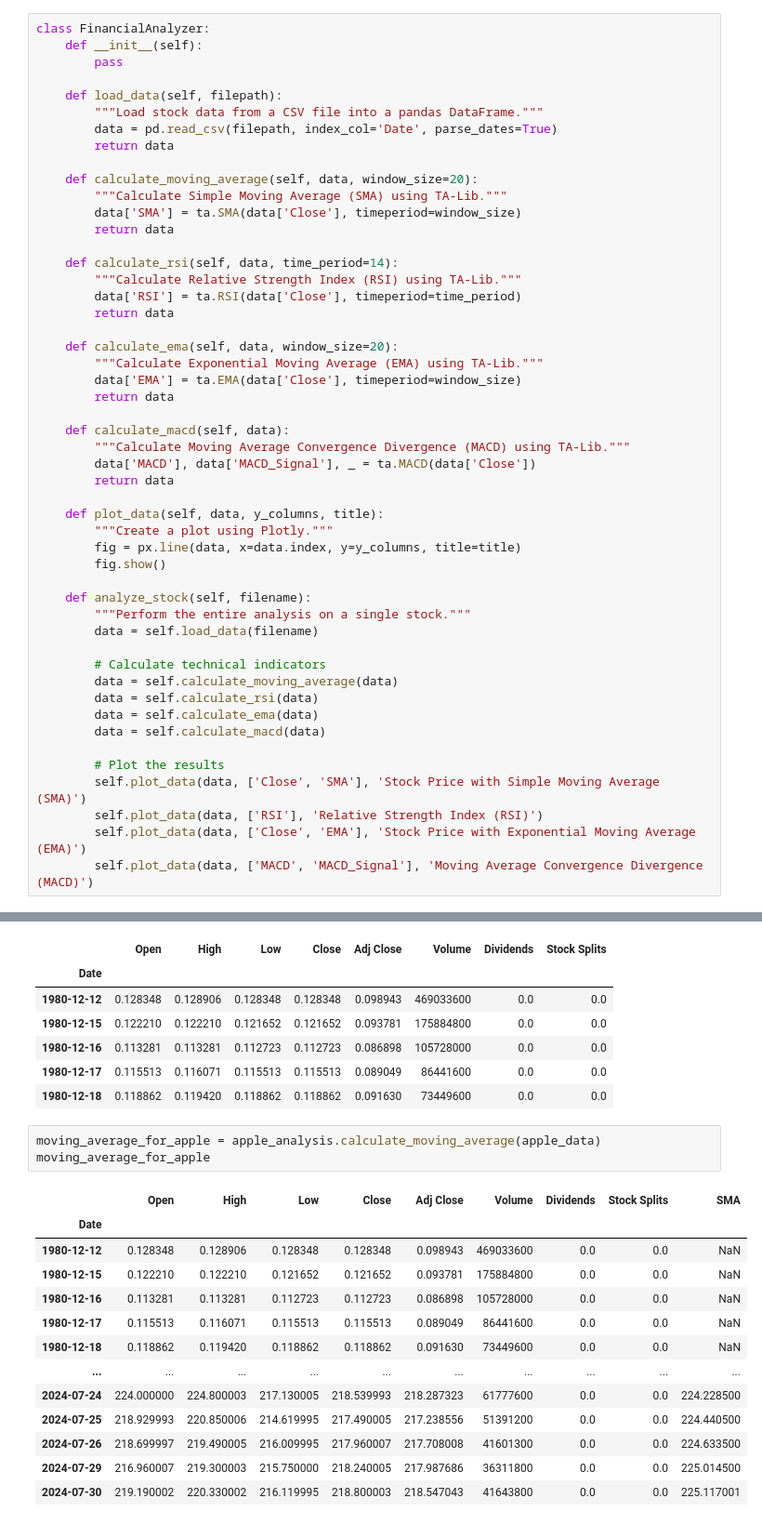
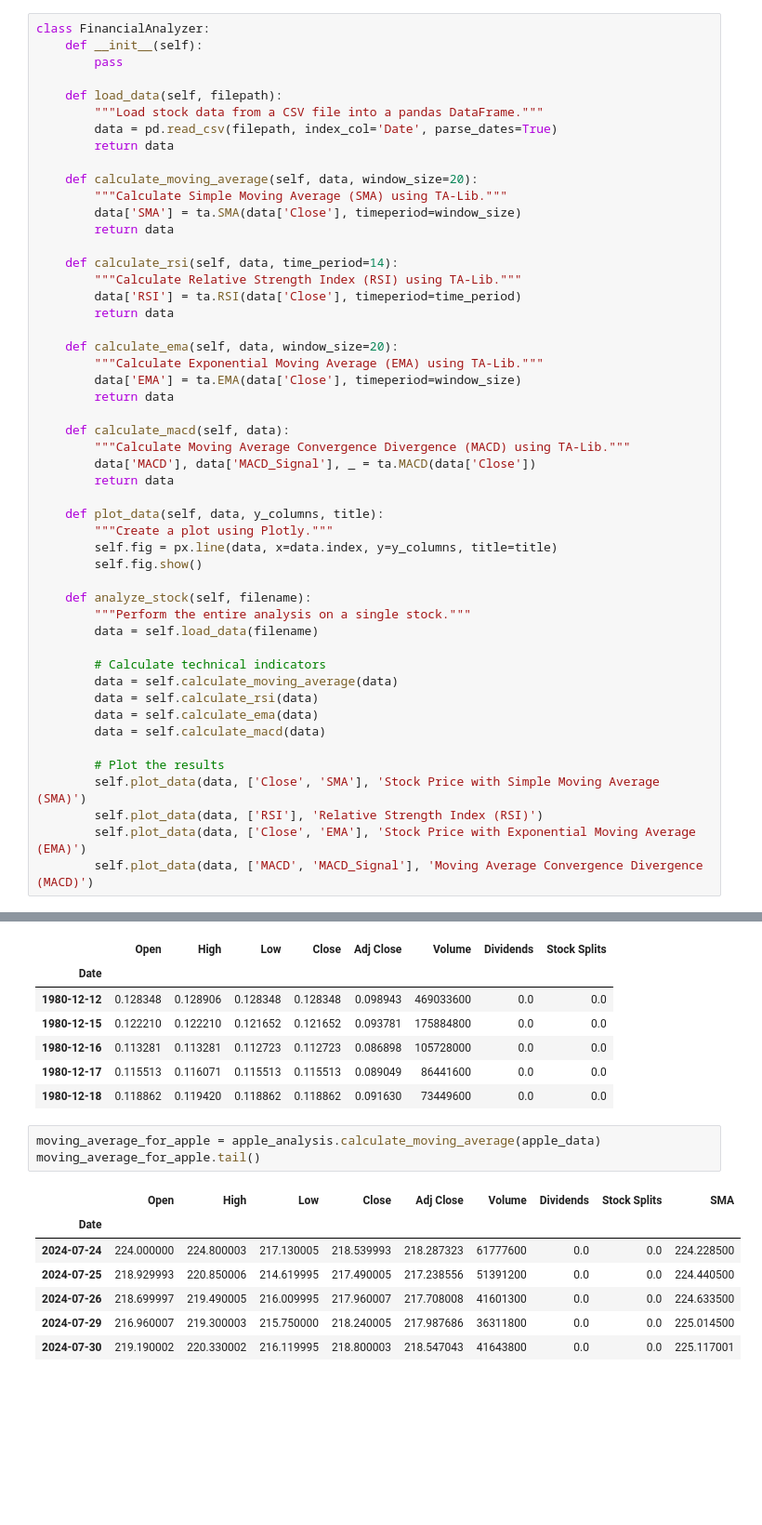
Before and after one commit to Bereket-07/Financial-News-Sentiment-and-Stock-Market-Analysis, a Jupyter notebook: notebooks/Quantitative_analysis.ipynb, the cells around one changed output, grey strips where cells are left out. Shown at 93% size. Drawn from its saved outputs; the diff is of its cells as text; blank space fills up the shorter version.

```diff
--- a/notebooks/Quantitative_analysis.ipynb
+++ b/notebooks/Quantitative_analysis.ipynb
@@ -115,8 +115,8 @@ class FinancialAnalyzer:
 
     def plot_data(self, data, y_columns, title):
         """Create a plot using Plotly."""
-        fig = px.line(data, x=data.index, y=y_columns, title=title)
-        fig.show()
+        self.fig = px.line(data, x=data.index, y=y_columns, title=title)
+        self.fig.show()
 
     def analyze_stock(self, filename):
         """Perform the entire analysis on a single stock."""
@@ -147,16 +147,10 @@ apple_data.head()
 | 1980-12-18 | 0.118862 | 0.119420 | 0.118862 | 0.118862 | 0.091630 | 73449600 | 0.0 | 0.0 |
 # %%
 moving_average_for_apple = apple_analysis.calculate_moving_average(apple_data)
-moving_average_for_apple
+moving_average_for_apple.tail()
 # %% [output]
 |  | Open | High | Low | Close | Adj Close | Volume | Dividends | Stock Splits | SMA |
 | Date |  |  |  |  |  |  |  |  |  |
-| 1980-12-12 | 0.128348 | 0.128906 | 0.128348 | 0.128348 | 0.098943 | 469033600 | 0.0 | 0.0 | NaN |
-| 1980-12-15 | 0.122210 | 0.122210 | 0.121652 | 0.121652 | 0.093781 | 175884800 | 0.0 | 0.0 | NaN |
-| 1980-12-16 | 0.113281 | 0.113281 | 0.112723 | 0.112723 | 0.086898 | 105728000 | 0.0 | 0.0 | NaN |
-| 1980-12-17 | 0.115513 | 0.116071 | 0.115513 | 0.115513 | 0.089049 | 86441600 | 0.0 | 0.0 | NaN |
-| 1980-12-18 | 0.118862 | 0.119420 | 0.118862 | 0.118862 | 0.091630 | 73449600 | 0.0 | 0.0 | NaN |
-| ... | ... | ... | ... | ... | ... | ... | ... | ... | ... |
 | 2024-07-24 | 224.000000 | 224.800003 | 217.130005 | 218.539993 | 218.287323 | 61777600 | 0.0 | 0.0 | 224.228500 |
 | 2024-07-25 | 218.929993 | 220.850006 | 214.619995 | 217.490005 | 217.238556 | 51391200 | 0.0 | 0.0 | 224.440500 |
 | 2024-07-26 | 218.699997 | 219.490005 | 216.009995 | 217.960007 | 217.708008 | 41601300 | 0.0 | 0.0 | 224.633500 |
```
Also changed, not shown: parts of 5 cells of this notebook.
